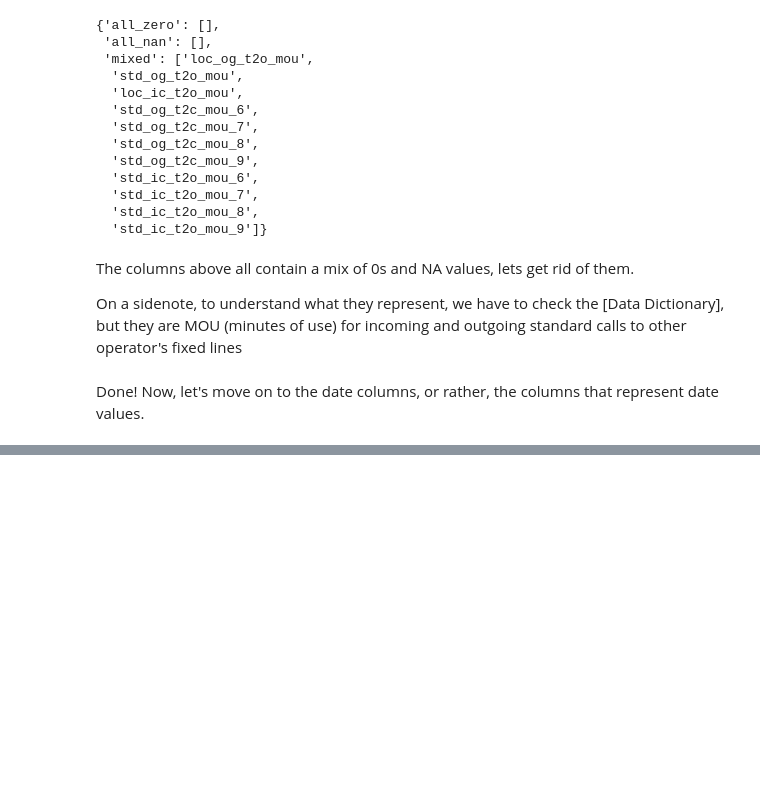
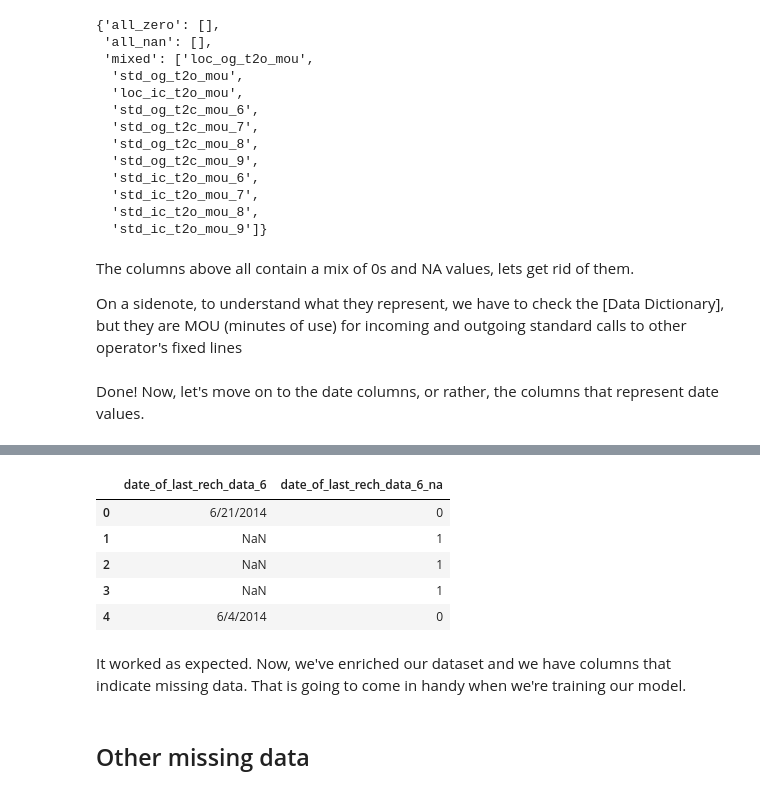
Before and after one commit to arthurcab/churn-prediction, a Jupyter notebook: notebooks/Data Preprocessing.ipynb, the cells around one changed output, grey strips where cells are left out. Drawn from its saved outputs; the diff is of its cells as text; code cells hidden in the pictures; blank space fills up the shorter version.

```diff
--- a/notebooks/Data Preprocessing.ipynb
+++ b/notebooks/Data Preprocessing.ipynb
@@ -288,0 +406,5 @@ print(date_columns)
+# %%
+# Create a list of indicator columns
+indicators = [f'{col}_na' for col in date_columns]
+
+indicators
@@ -288,0 +420,15 @@ print(date_columns)
+# %%
+df[indicators] = df[date_columns].isna().astype(int)
+# %%
+df[['date_of_last_rech_data_6', 'date_of_last_rech_data_6_na']].head()
+# %% [output]
+|  | date_of_last_rech_data_6 | date_of_last_rech_data_6_na |
+| 0 | 6/21/2014 | 0 |
+| 1 | NaN | 1 |
+| 2 | NaN | 1 |
+| 3 | NaN | 1 |
+| 4 | 6/4/2014 | 0 |
+# %% [markdown]
+It worked as expected. Now, we've enriched our dataset and we have columns that indicate missing data. That is going to come in handy when we're training our model.
+# %% [markdown]
+## Other missing data
```
Also changed, not shown: parts of 24 cells of this notebook.
